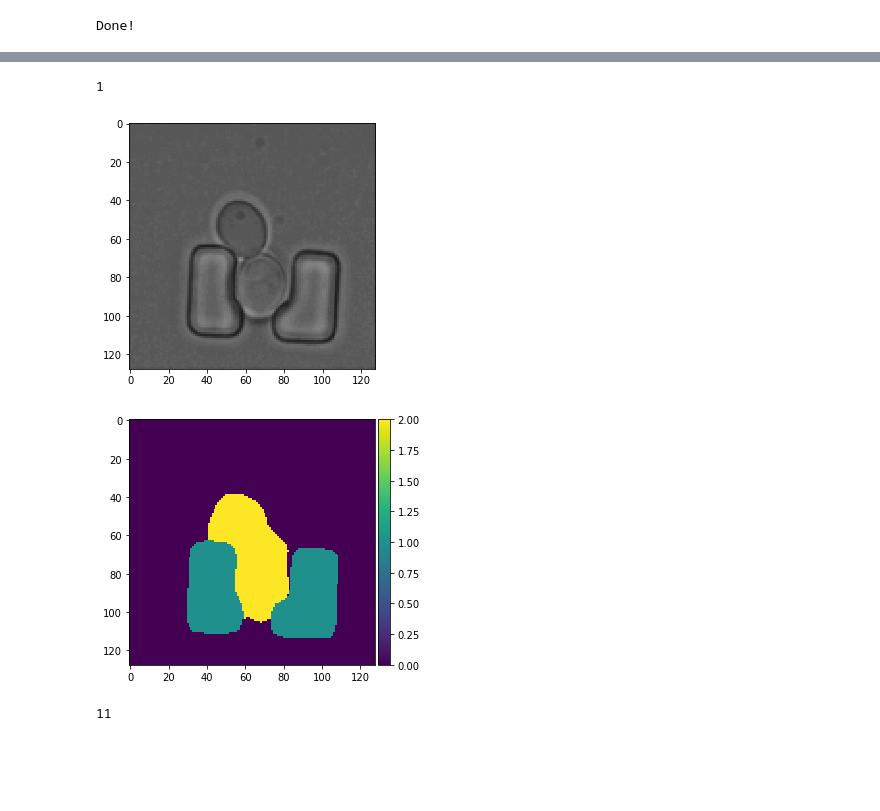
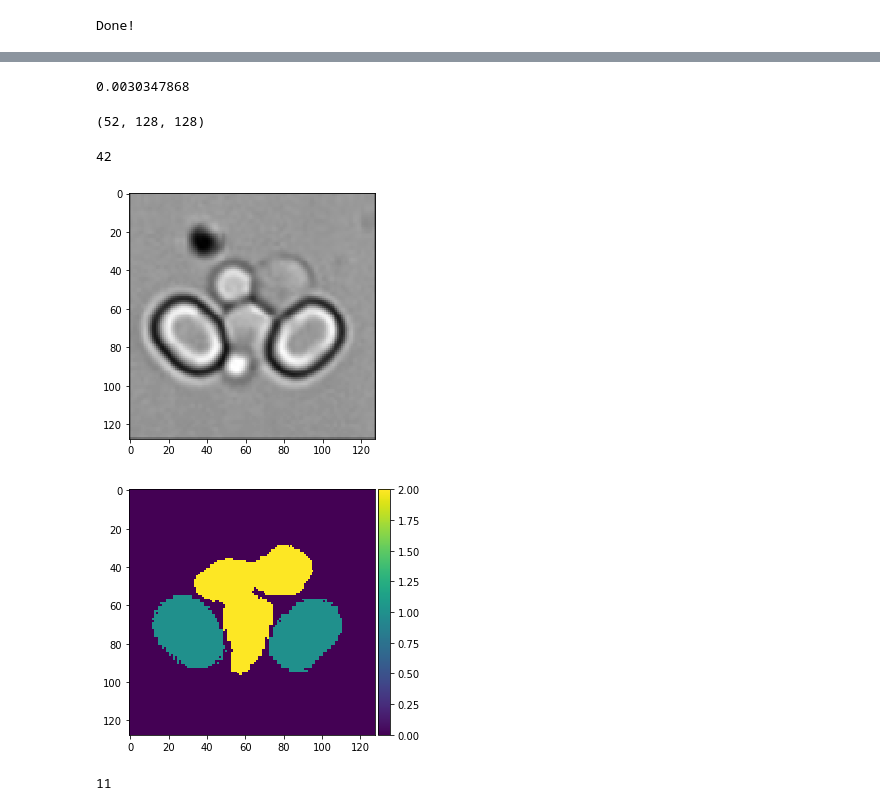
Before and after one commit to ziheng84/Master-thesis, a Jupyter notebook: UNet/lab_unet_prediction.ipynb, the cells around one changed output, grey strips where cells are left out. Saved outputs shown, nothing was run; the diff lists cells and outputs as text; code cells hidden in the pictures; blank space fills up the shorter version.

Commit message:
'Softmax' bug fixed

```diff
--- a/UNet/lab_unet_prediction.ipynb
+++ b/UNet/lab_unet_prediction.ipynb
@@ -76,8 +76,8 @@ def pre_process(img, img_height, img_width, norm = False, rescale = False, mask
 #TEST_PATH = '/home/ziheng/UNet/dataset_lab/test/'
 
 # Path for Windows
-TRAIN_PATH = 'F:\\MA\\data\\NIH\\Ls\\20180717_161620(new_Ls)\\train\\'
-TEST_PATH = 'F:\\MA\\data\\NIH\\Ls\\20180717_161620(new_Ls)\\test\\'
+TRAIN_PATH = 'F:\\MA\\data\\Swain_lab\\train\\'
+TEST_PATH = 'F:\\MA\\data\\Swain_lab\\test\\'
 
 
 # original lab dataset
@@ -167,14 +163,17 @@ def mlogloss(target, pred):
 # %%
 # Predict on train, val and test
 model = load_model('.\\model\\' + MODEL_NAME, custom_objects={'bce_dice_loss': bce_dice_loss, 'IoU': IoU, 'dice_loss': dice_loss})
+model_sm = load_model('.\\model\\' + 'model-Swain-unet-softmax.h5', custom_objects={'bce_dice_loss': bce_dice_loss, 'IoU': IoU, 'dice_loss': dice_loss})
 #preds_train = model.predict(X_train[:int(X_train.shape[0]*0.9)], verbose=1)
 #preds_val = model.predict(X_train[int(X_train.shape[0]*0.9):], verbose=1)
 preds_test = model.predict(X_test, verbose=1)
+preds_test_sm = model_sm.predict(X_test, verbose=1)
 
 # Threshold predictions
 #preds_train_t = (preds_train > 0.5).astype(np.uint8)
 #preds_val_t = (preds_val > 0.5).astype(np.uint8)
 preds_test_t = (preds_test > 0.5).astype(np.uint8)
+preds_test_sm_t = (preds_test_sm > 0.5).astype(np.uint8)
 
 # Create list of upsampled test masks
 preds_test_upsampled = []
@@ -196,3 +203,9 @@ Use tf.cast instead.
+# %%
+preds_test_sm[1,80,80,2]
+# %% [output]
+0.0030347868
+# %%
+preds_test_t = (preds_test_sm > 0.5).astype(np.uint8)
 # %%
 # Generate the mask wihtout one-hot-encoding
 preds_test_mask = np.zeros(shape=(preds_test_t.shape[0], preds_test_t.shape[1], preds_test_t.shape[2]))
@@ -206,29 +219,33 @@ for i in range(preds_test_t.shape[0]):
                 preds_test_mask[i, y, x] = 2
             else:
                 preds_test_mask[i, y, x] = 0
+# %%
+preds_test_mask.shape
+# %% [output]
+(52, 128, 128)
 # %%
 # Visualize the test image + the prediction masks
-#ix = random.randint(0, len(test_ids)-1)
-ix = 1
+ix = random.randint(0, len(test_ids)-1)
+#ix = 1
 print(ix)
 
 plt.figure()
 #plt.grid(None)
 imshow(np.reshape(X_test[ix], (IMG_WIDTH, IMG_HEIGHT)))
 plt.show()
 
 #plt.grid(None)
 #imshow(Y_orig[ix])
 #plt.show()
 
 plt.figure()
 #plt.grid(None)
 imshow(np.squeeze(preds_test_mask[ix]))
 plt.show()
 # %% [output]
-1
+42
-[figure, old version]
+[figure, new version]
-[figure, old version]
+[figure, new version]
 # %%
 ################### Don't run unless you want to generate images!!!!!!! ######################
 ##############################################################################################
```
Also changed, not shown: parts of 6 cells of this notebook, 2 other files.
